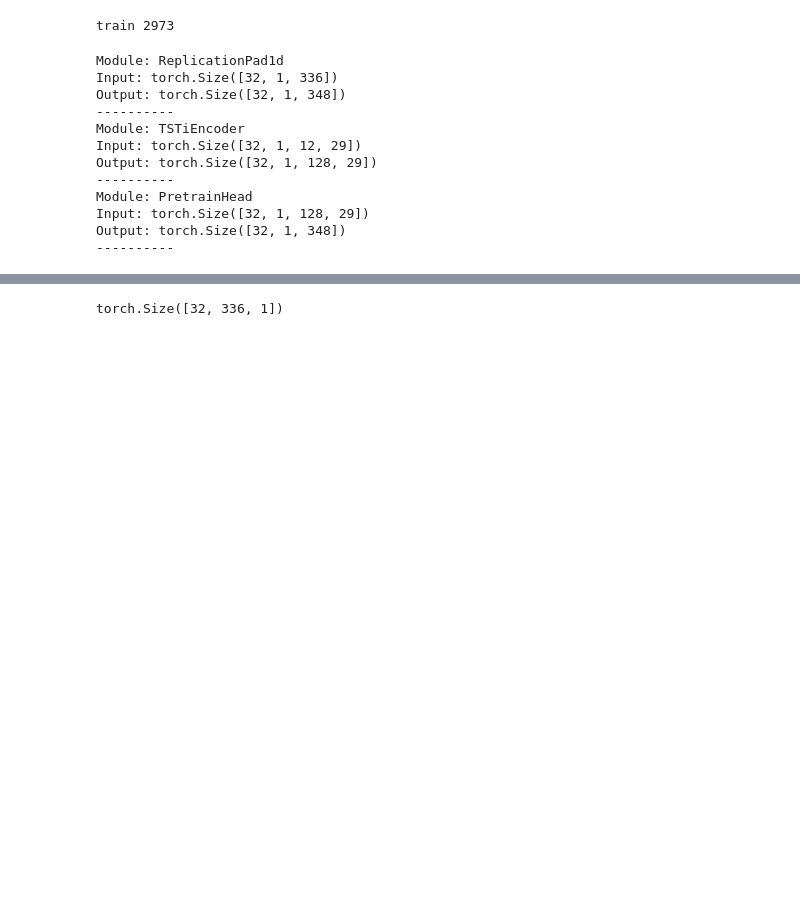
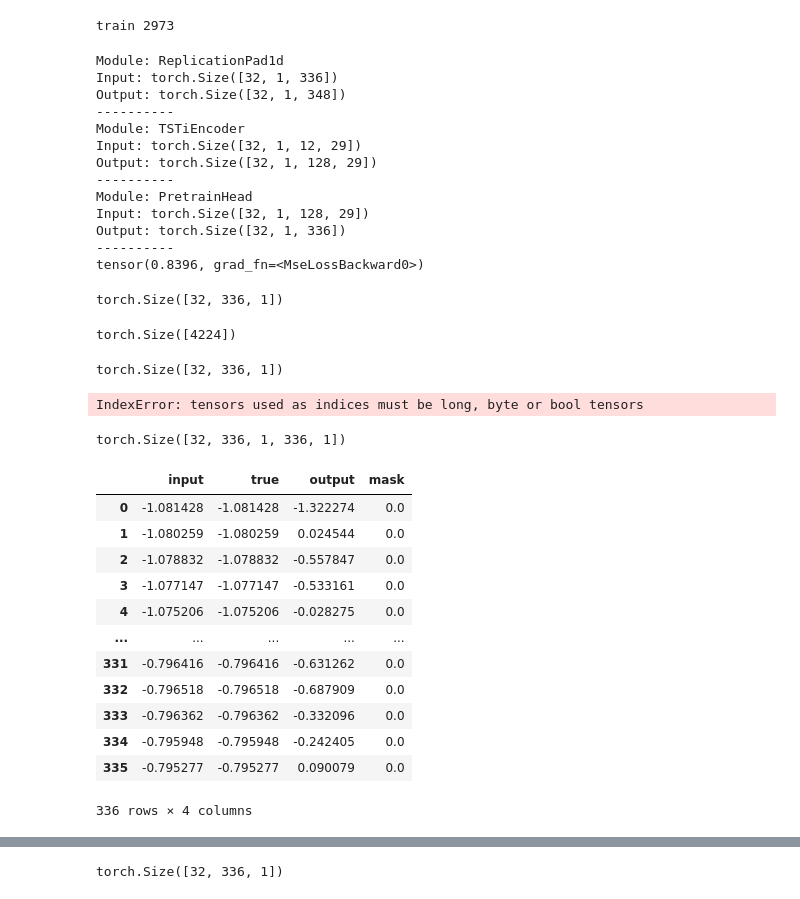
Before and after one commit to arvgram/SEB-TS_foundation, a Jupyter notebook: ts_modelling/modelling.ipynb, the cells around one changed output, grey strips where cells are left out. Drawn from its saved outputs; the diff is of its cells as text; code cells hidden in the pictures; blank space fills up the shorter version.

Commit message:
add self_supervised train functionality

```diff
--- a/ts_modelling/modelling.ipynb
+++ b/ts_modelling/modelling.ipynb
@@ -83,5 +105,6 @@ scheduler = torch.optim.lr_scheduler.OneCycleLR(
                 epochs=args.train_epochs,
                 max_lr=args.lr
 )
+criterion = torch.nn.MSELoss()
 # %% [output]
 train 2973
@@ -88,13 +114,40 @@ train 2973
 # %%
+import random
 pretrain_model.train()
 for i, (batch_x, batch_y, _, _) in enumerate(train_loader):
     optimiser.zero_grad()
     batch_x = batch_x.float().to(device)
+    batch_y = batch_y.float().to(device)
+
+    # if self supervised:
+    #   make copy unmasked_batch_x
+    #   draw random masked_indices of batch_x,
+    #   set masked_indices of batch_x to zero
+    #   predict using masked batch_x
+    #   extract values at masked_indices from batch_x and output
+    #   calculate loss as mse between output and unmasked_batch_x at indices
+
     if args.training_task == 'self_supervised':
+        unmasked_batch_x = batch_x.clone()
+        num_patches = int((args.seq_len - args.patch_len) / args.stride + 1)
+        num_indices = int(args.mask_pct*num_patches)
+        mask_indices_mtx = torch.zeros_like(batch_x, dtype=torch.bool)
+        for b in range(args.batch_size):
+            mask_start_indices = sorted(random.sample(range(num_patches), num_indices))
+            mask_indices = []
+            for index in mask_start_indices:
+                start = index * args.stride
+                end = start + args.patch_len
+                mask_indices.extend(range(start, end))
+            batch_x[b, mask_indices, 0] = 0  # todo: not ready for mv data
+            mask_indices_mtx[b,mask_indices, 0] = True
 
+    outputs = pretrain_model(batch_x)
+    masked_outputs = outputs[mask_indices_mtx]
+    trues = unmasked_batch_x[mask_indices_mtx]
 
-    batch_y = batch_y.float().to(device)
-    outputs = pretrain_model(batch_x)
+    print(criterion(masked_outputs, trues))
+
     break
 # %% [output]
 Module: ReplicationPad1d
@@ -107,5 +160,50 @@ Output: torch.Size([32, 1, 128, 29])
 ----------
 Module: PretrainHead
 Input: torch.Size([32, 1, 128, 29])
-Output: torch.Size([32, 1, 348])
+Output: torch.Size([32, 1, 336])
 ----------
+tensor(0.8396, grad_fn=<MseLossBackward0>)
+# %%
+mask_indices_mtx.shape
+# %% [output]
+torch.Size([32, 336, 1])
+# %%
+torch.masked_select()
+# %% [output]
+torch.Size([4224])
+# %%
+print(outputs.shape)
+masked_outputs = outputs[torch.tensor(mask_indices_mtx)]
+# %% [output]
+torch.Size([32, 336, 1])
+IndexError: tensors used as indices must be long, byte or bool tensors
+# %%
+masked_outputs.shape
+# %% [output]
+torch.Size([32, 336, 1, 336, 1])
+# %%
+import pandas as pd
+inp = batch_x.detach().numpy()[0,:,0]
+outp = outputs.detach().numpy()[0,:args.seq_len,0]
+true = unmasked_batch_x.detach().numpy()[0,:,0]
+mask = mask_indices_mtx[0,:,0]
+df = pd.DataFrame({'input': inp,
+                   'true': true,
+                   'output': outp,
+                   'mask': mask,
+                   })
+df
+# %% [output]
+|  | input | true | output | mask |
+| 0 | -1.081428 | -1.081428 | -1.322274 | 0.0 |
+| 1 | -1.080259 | -1.080259 | 0.024544 | 0.0 |
+| 2 | -1.078832 | -1.078832 | -0.557847 | 0.0 |
+| 3 | -1.077147 | -1.077147 | -0.533161 | 0.0 |
+| 4 | -1.075206 | -1.075206 | -0.028275 | 0.0 |
+| ... | ... | ... | ... | ... |
+| 331 | -0.796416 | -0.796416 | -0.631262 | 0.0 |
+| 332 | -0.796518 | -0.796518 | -0.687909 | 0.0 |
+| 333 | -0.796362 | -0.796362 | -0.332096 | 0.0 |
+| 334 | -0.795948 | -0.795948 | -0.242405 | 0.0 |
+| 335 | -0.795277 | -0.795277 | 0.090079 | 0.0 |
+336 rows × 4 columns
```
Also changed, not shown: parts of 7 cells of this notebook, 3 other files.
